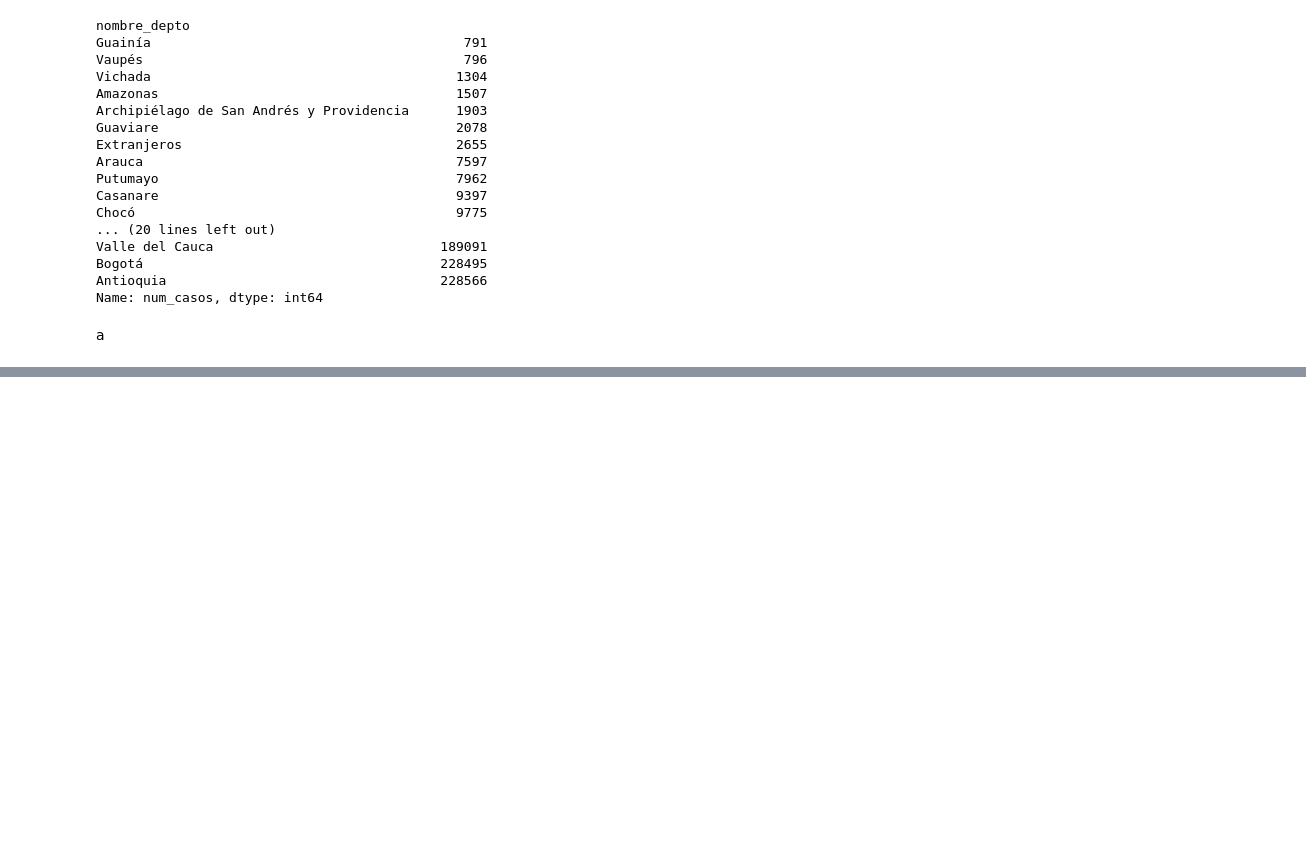
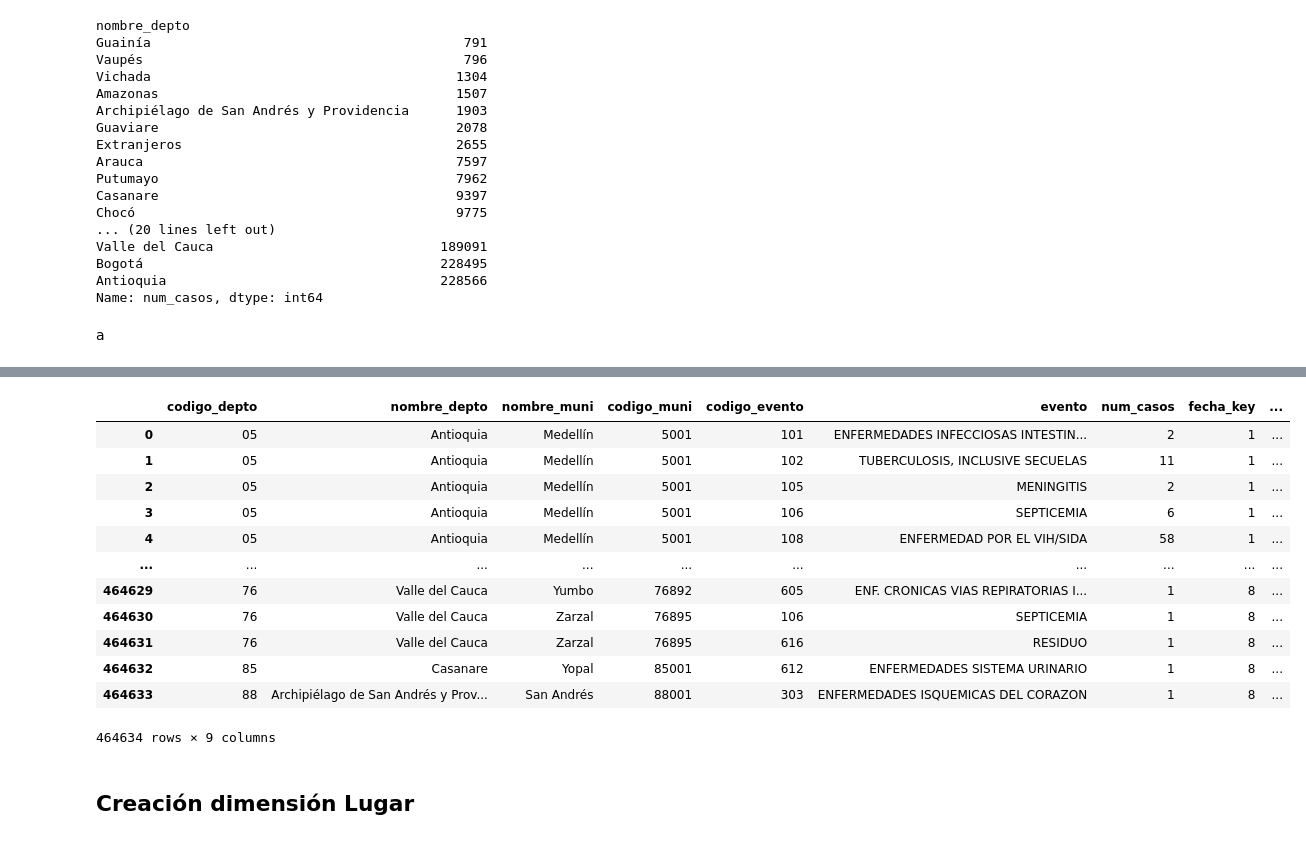
Before and after one commit to Repositorios-ISIS/ISIS-3301-P2, a Jupyter notebook: proyecto2.ipynb, the cells around one changed output, grey strips where cells are left out. Saved outputs shown, nothing was run; the diff lists cells and outputs as text; code cells hidden in the pictures; blank space fills up the shorter version.

```diff
--- a/proyecto2.ipynb
+++ b/proyecto2.ipynb
@@ -210,0 +248,9 @@ a
+# %%
+#obtengo edades y sexo unicas, luego creo a para hacer un join sin parametro
+list_edad = pd.DataFrame(fact_table["edad"].unique())
+list_edad["a"] = "a"
+list_sexo = pd.DataFrame(fact_table["sexo"].unique())
+list_sexo["a"] = "a"
+# %%
+r1 = pd.merge(list_edad, list_sexo, on="a")
+r1.head(5)
@@ -210,0 +264,7 @@ a
+# %%
+#Creamos el dataframe
+df_perfil = r1.copy()
+df_perfil = df_perfil.drop(columns=['a'])
+df_perfil = df_perfil.reset_index()
+df_perfil.columns = ["perfil_key","edad", "sexo"]
+df_perfil["perfil_key"] = df_perfil["perfil_key"]+1
@@ -210,0 +280,19 @@ a
+# %%
+#Actualizamos la tabla principal
+fact_table = pd.merge(fact_table, df_perfil,  on=['edad','sexo'])
+fact_table = fact_table.drop(columns=['edad','sexo'])
+fact_table
+# %% [output]
+|  | codigo_depto | nombre_depto | nombre_muni | codigo_muni | codigo_evento | evento | num_casos | fecha_key | ... |
+| 0 | 05 | Antioquia | Medellín | 5001 | 101 | ENFERMEDADES INFECCIOSAS INTESTIN... | 2 | 1 | ... |
+| 1 | 05 | Antioquia | Medellín | 5001 | 102 | TUBERCULOSIS, INCLUSIVE SECUELAS | 11 | 1 | ... |
+| 2 | 05 | Antioquia | Medellín | 5001 | 105 | MENINGITIS | 2 | 1 | ... |
+| 3 | 05 | Antioquia | Medellín | 5001 | 106 | SEPTICEMIA | 6 | 1 | ... |
+| 4 | 05 | Antioquia | Medellín | 5001 | 108 | ENFERMEDAD POR EL VIH/SIDA | 58 | 1 | ... |
+| ... | ... | ... | ... | ... | ... | ... | ... | ... | ... |
+| 464629 | 76 | Valle del Cauca | Yumbo | 76892 | 605 | ENF. CRONICAS VIAS REPIRATORIAS I... | 1 | 8 | ... |
+| 464630 | 76 | Valle del Cauca | Zarzal | 76895 | 106 | SEPTICEMIA | 1 | 8 | ... |
+| 464631 | 76 | Valle del Cauca | Zarzal | 76895 | 616 | RESIDUO | 1 | 8 | ... |
+| 464632 | 85 | Casanare | Yopal | 85001 | 612 | ENFERMEDADES SISTEMA URINARIO | 1 | 8 | ... |
+| 464633 | 88 | Archipiélago de San Andrés y Prov... | San Andrés | 88001 | 303 | ENFERMEDADES ISQUEMICAS DEL CORAZON | 1 | 8 | ... |
+464634 rows × 9 columns
@@ -210,0 +302,2 @@ a
+# %% [markdown]
+## Creación dimensión Lugar
```
Also changed, not shown: parts of 23 cells of this notebook, 1 other file.
